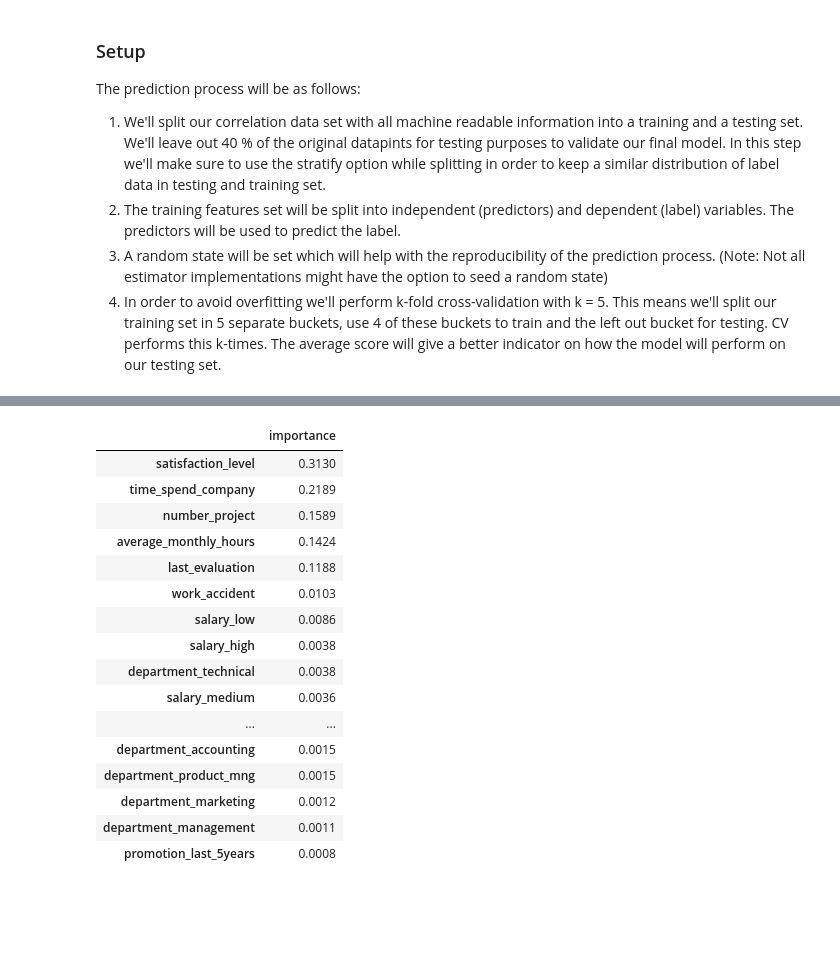
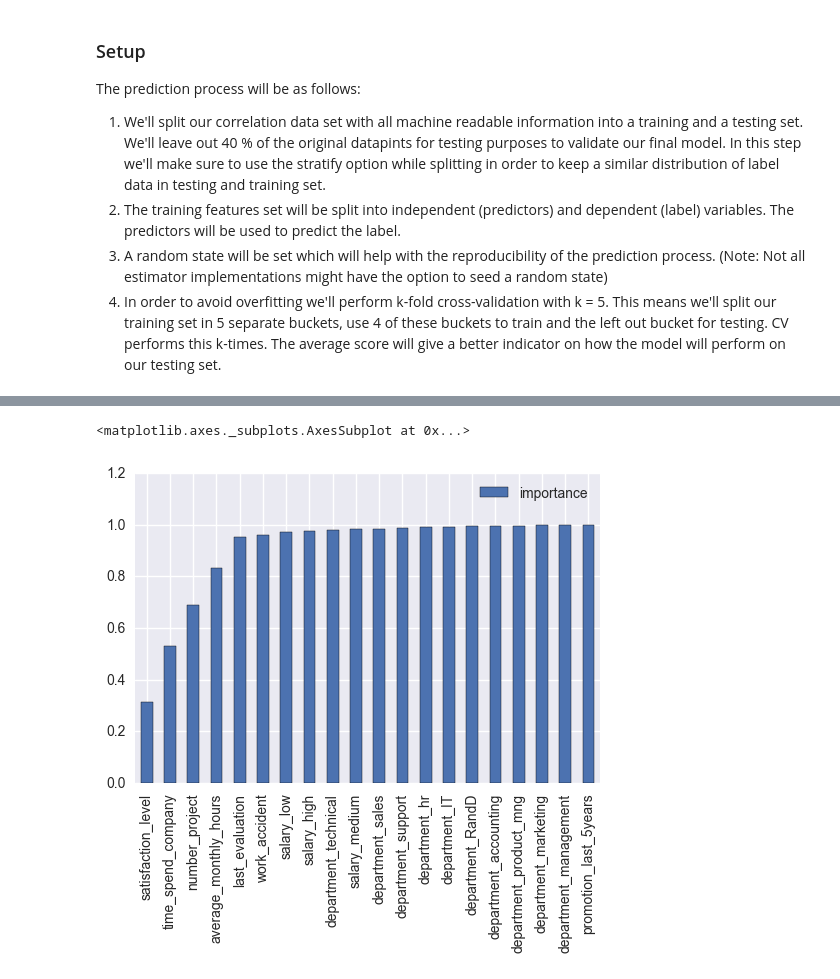
Before and after one commit to andirs/hr_predict, a Jupyter notebook: Human Resource Prediction.ipynb, the cells around one changed output, grey strips where cells are left out. Drawn from its saved outputs; the diff is of its cells as text; code cells hidden in the pictures; blank space fills up the shorter version.

```diff
--- a/Human Resource Prediction.ipynb
+++ b/Human Resource Prediction.ipynb
@@ -499,26 +513,11 @@ p = Bar(new,
 show(p)
 # %% [output]
 [interactive output not drawn]
-# %%
-new
-# %% [output]
-|  | importance |
-| satisfaction_level | 0.3130 |
-| time_spend_company | 0.2189 |
-| number_project | 0.1589 |
-| average_monthly_hours | 0.1424 |
-| last_evaluation | 0.1188 |
-| work_accident | 0.0103 |
-| salary_low | 0.0086 |
-| salary_high | 0.0038 |
-| department_technical | 0.0038 |
-| salary_medium | 0.0036 |
-| ... | ... |
-| department_accounting | 0.0015 |
-| department_product_mng | 0.0015 |
-| department_marketing | 0.0012 |
-| department_management | 0.0011 |
-| promotion_last_5years | 0.0008 |
+# %%
+new.cumsum().plot(kind='bar')
+# %% [output]
+<matplotlib.axes._subplots.AxesSubplot at 0x...>
+[figure, added]
 # %%
 # New features
 # underpaid (high working hours, low salary)
```
Also changed, not shown: parts of 10 cells of this notebook, 1 other file.
